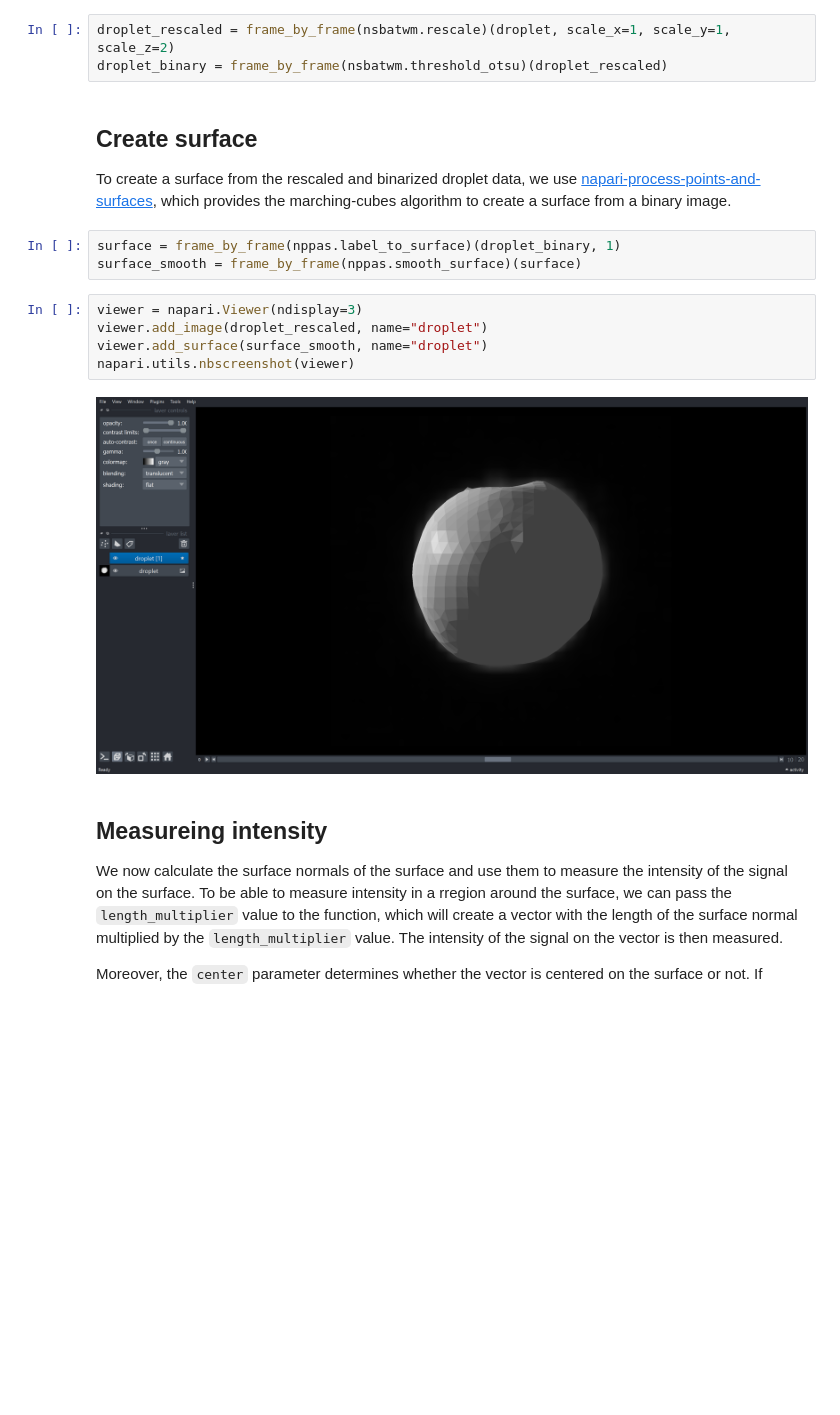
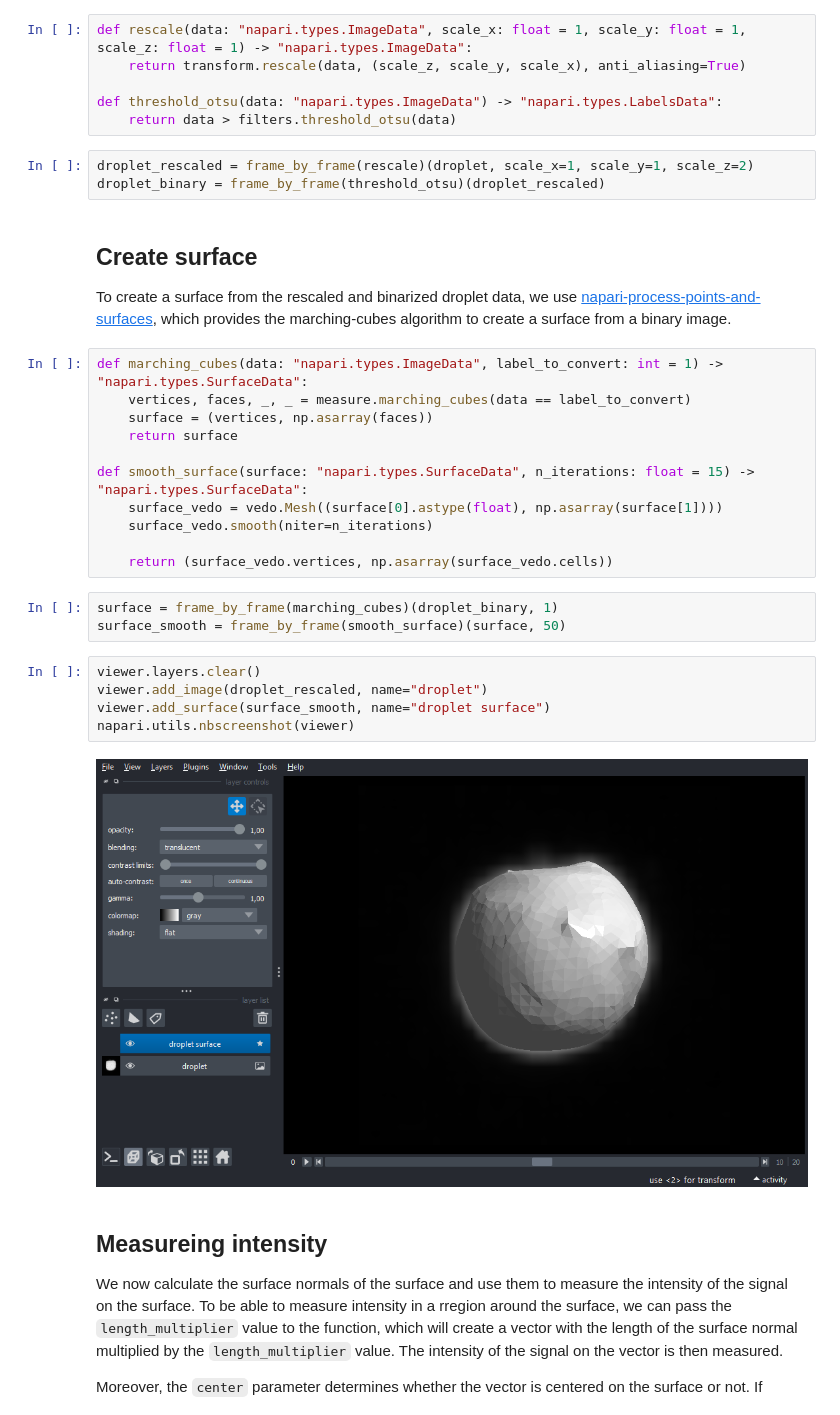
Before and after one commit to campaslab/napari-stress, a Jupyter notebook: docs/01_code_usage/02_example_workflows/demo_measure_intensity_on_vectors.ipynb, the cells around one changed output. Cells and saved outputs as stored; diff of their text form; blank space fills up the shorter version.

Commit message:
remove nppas and nsbatwm from all docs and code

```diff
--- a/docs/01_code_usage/02_example_workflows/demo_measure_intensity_on_vectors.ipynb
+++ b/docs/01_code_usage/02_example_workflows/demo_measure_intensity_on_vectors.ipynb
@@ -17,22 +22,39 @@ We use [napari-segment-blobs-and-things-with-membranes](https://www.napari-hub.o
 # %%
 droplet = sample_data.get_droplet_4d()[0][0]
+# %%
+def rescale(data: "napari.types.ImageData", scale_x: float = 1, scale_y: float = 1, scale_z: float = 1) -> "napari.types.ImageData":
+    return transform.rescale(data, (scale_z, scale_y, scale_x), anti_aliasing=True)
+
+def threshold_otsu(data: "napari.types.ImageData") -> "napari.types.LabelsData":
+    return data > filters.threshold_otsu(data)
 # %%
-droplet_rescaled = frame_by_frame(nsbatwm.rescale)(droplet, scale_x=1, scale_y=1, scale_z=2)
-droplet_binary = frame_by_frame(nsbatwm.threshold_otsu)(droplet_rescaled)
+droplet_rescaled = frame_by_frame(rescale)(droplet, scale_x=1, scale_y=1, scale_z=2)
+droplet_binary = frame_by_frame(threshold_otsu)(droplet_rescaled)
 # %% [markdown]
 ## Create surface
 
 To create a surface from the rescaled and binarized droplet data, we use [napari-process-points-and-surfaces](https://www.napari-hub.org/plugins/napari-process-points-and-surfaces), which provides the marching-cubes algorithm to create a surface from a binary image.
+# %%
+def marching_cubes(data: "napari.types.ImageData", label_to_convert: int = 1) -> "napari.types.SurfaceData":
+    vertices, faces, _, _ = measure.marching_cubes(data == label_to_convert)
+    surface = (vertices, np.asarray(faces))
+    return surface
+
+def smooth_surface(surface: "napari.types.SurfaceData", n_iterations: float = 15) -> "napari.types.SurfaceData":
+    surface_vedo = vedo.Mesh((surface[0].astype(float), np.asarray(surface[1])))
+    surface_vedo.smooth(niter=n_iterations)
+
+    return (surface_vedo.vertices, np.asarray(surface_vedo.cells))
 # %%
-surface = frame_by_frame(nppas.label_to_surface)(droplet_binary, 1)
-surface_smooth = frame_by_frame(nppas.smooth_surface)(surface)
+surface = frame_by_frame(marching_cubes)(droplet_binary, 1)
+surface_smooth = frame_by_frame(smooth_surface)(surface, 50)
 # %%
-viewer = napari.Viewer(ndisplay=3)
+viewer.layers.clear()
 viewer.add_image(droplet_rescaled, name="droplet")
-viewer.add_surface(surface_smooth, name="droplet")
+viewer.add_surface(surface_smooth, name="droplet surface")
 napari.utils.nbscreenshot(viewer)
 # %% [output]
-[figure, old version]
+[figure, new version]
 # %% [markdown]
 ## Measureing intensity
 
```
Also changed, not shown: parts of 8 cells of this notebook, 5 other files.
